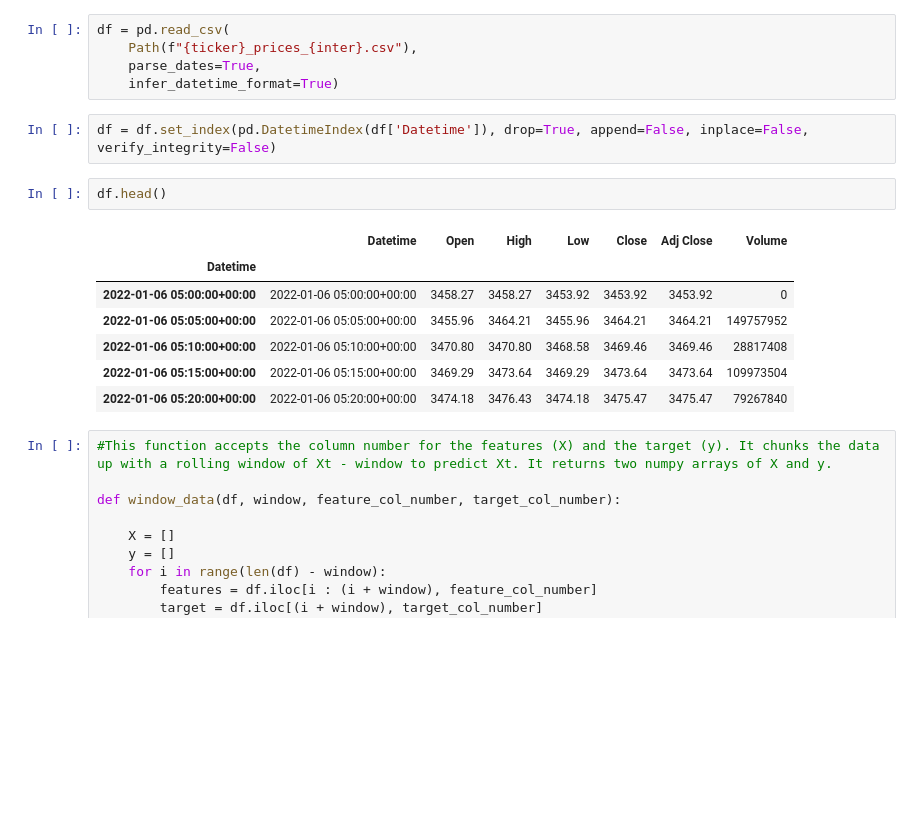
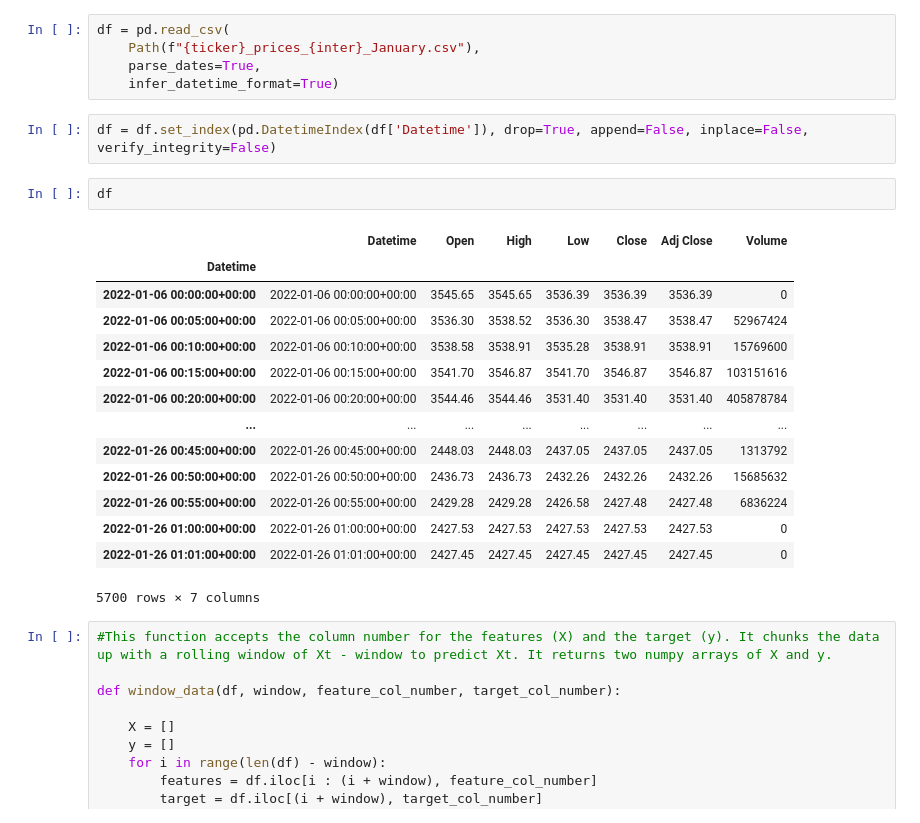
Before and after one commit to Rwbrandt/Candlestick_Analysis, a Jupyter notebook: NN Class.ipynb, the cells around one changed output. Saved outputs shown, nothing was run; the diff lists cells and outputs as text; blank space fills up the shorter version.

```diff
--- a/NN Class.ipynb
+++ b/NN Class.ipynb
@@ -21,21 +21,28 @@ ticker = "ETH-USD"
 inter = "5m" #crypto has to be every 5 minutes while stocks is 1m
 # %%
 df = pd.read_csv(
-    Path(f"{ticker}_prices_{inter}.csv"),
+    Path(f"{ticker}_prices_{inter}_January.csv"),
     parse_dates=True,
     infer_datetime_format=True)
 # %%
 df = df.set_index(pd.DatetimeIndex(df['Datetime']), drop=True, append=False, inplace=False, verify_integrity=False)
 # %%
-df.head()
+df
 # %% [output]
 |  | Datetime | Open | High | Low | Close | Adj Close | Volume |
 | Datetime |  |  |  |  |  |  |  |
-| 2022-01-06 05:00:00+00:00 | 2022-01-06 05:00:00+00:00 | 3458.27 | 3458.27 | 3453.92 | 3453.92 | 3453.92 | 0 |
-| 2022-01-06 05:05:00+00:00 | 2022-01-06 05:05:00+00:00 | 3455.96 | 3464.21 | 3455.96 | 3464.21 | 3464.21 | 149757952 |
-| 2022-01-06 05:10:00+00:00 | 2022-01-06 05:10:00+00:00 | 3470.80 | 3470.80 | 3468.58 | 3469.46 | 3469.46 | 28817408 |
-| 2022-01-06 05:15:00+00:00 | 2022-01-06 05:15:00+00:00 | 3469.29 | 3473.64 | 3469.29 | 3473.64 | 3473.64 | 109973504 |
-| 2022-01-06 05:20:00+00:00 | 2022-01-06 05:20:00+00:00 | 3474.18 | 3476.43 | 3474.18 | 3475.47 | 3475.47 | 79267840 |
+| 2022-01-06 00:00:00+00:00 | 2022-01-06 00:00:00+00:00 | 3545.65 | 3545.65 | 3536.39 | 3536.39 | 3536.39 | 0 |
+| 2022-01-06 00:05:00+00:00 | 2022-01-06 00:05:00+00:00 | 3536.30 | 3538.52 | 3536.30 | 3538.47 | 3538.47 | 52967424 |
+| 2022-01-06 00:10:00+00:00 | 2022-01-06 00:10:00+00:00 | 3538.58 | 3538.91 | 3535.28 | 3538.91 | 3538.91 | 15769600 |
+| 2022-01-06 00:15:00+00:00 | 2022-01-06 00:15:00+00:00 | 3541.70 | 3546.87 | 3541.70 | 3546.87 | 3546.87 | 103151616 |
+| 2022-01-06 00:20:00+00:00 | 2022-01-06 00:20:00+00:00 | 3544.46 | 3544.46 | 3531.40 | 3531.40 | 3531.40 | 405878784 |
+| ... | ... | ... | ... | ... | ... | ... | ... |
+| 2022-01-26 00:45:00+00:00 | 2022-01-26 00:45:00+00:00 | 2448.03 | 2448.03 | 2437.05 | 2437.05 | 2437.05 | 1313792 |
+| 2022-01-26 00:50:00+00:00 | 2022-01-26 00:50:00+00:00 | 2436.73 | 2436.73 | 2432.26 | 2432.26 | 2432.26 | 15685632 |
+| 2022-01-26 00:55:00+00:00 | 2022-01-26 00:55:00+00:00 | 2429.28 | 2429.28 | 2426.58 | 2427.48 | 2427.48 | 6836224 |
+| 2022-01-26 01:00:00+00:00 | 2022-01-26 01:00:00+00:00 | 2427.53 | 2427.53 | 2427.53 | 2427.53 | 2427.53 | 0 |
+| 2022-01-26 01:01:00+00:00 | 2022-01-26 01:01:00+00:00 | 2427.45 | 2427.45 | 2427.45 | 2427.45 | 2427.45 | 0 |
+5700 rows × 7 columns
 # %%
 #This function accepts the column number for the features (X) and the target (y). It chunks the data up with a rolling window of Xt - window to predict Xt. It returns two numpy arrays of X and y.
 
```
Also changed, not shown: parts of 11 cells of this notebook, 7 other files.
